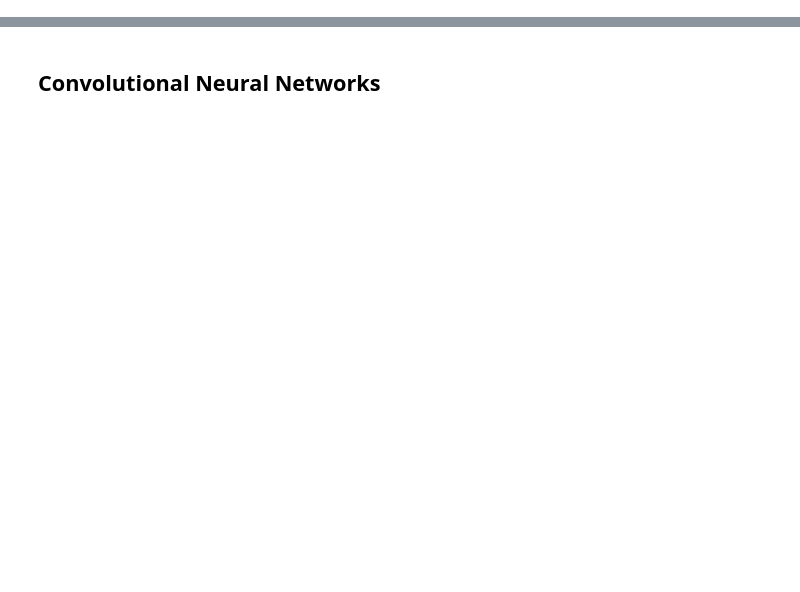
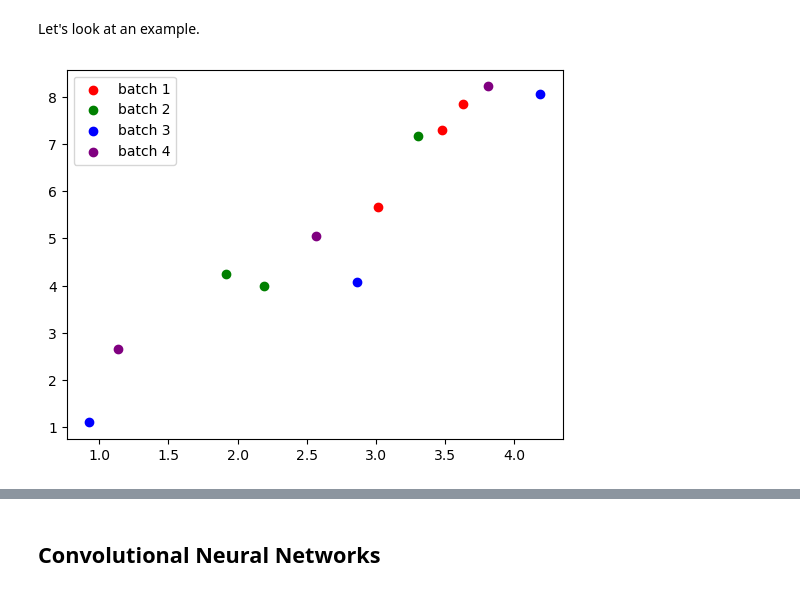
Before and after one commit to mcrovella/DS701-Tools-for-Data-Science, a Jupyter notebook: 25-NN-III-CNNs.ipynb, the cells around one changed output, grey strips where cells are left out. Drawn from its saved outputs; the diff is of its cells as text; code cells hidden in the pictures; blank space fills up the shorter version.

```diff
--- a/25-NN-III-CNNs.ipynb
+++ b/25-NN-III-CNNs.ipynb
@@ -50,0 +48,33 @@ https://pytorch.org/tutorials/beginner/blitz/cifar10_tutorial.html
+# %% [markdown]
+Let's look at an example.
+# %%
+import numpy as np
+import matplotlib.pyplot as plt
+
+# Generate 12 evenly spaced x values between 1 and 4
+x = np.linspace(1, 4, 12)
+
+# Add normally distributed noise to the x values
+x += np.random.normal(0, 1.0, 12)
+
+# Calculate the corresponding y values for the line y = 2x
+y = 2 * x
+
+# Add normally distributed noise to the y values
+y += np.random.normal(0, 1.0, 12)
+
+# Shuffle the points and split them into 3 groups of 4
+indices = np.random.permutation(12)
+colors = ['red', 'green', 'blue', 'purple']
+labels = ['batch 1', 'batch 2', 'batch 3', 'batch 4']
+
+# Plot each group of points with a different color and label
+for i in range(4):
+    plt.scatter(x[indices[i*3:(i+1)*3]], y[indices[i*3:(i+1)*3]], color=colors[i], label=labels[i])
+
+# Display the legend
+plt.legend()
+
+plt.show()
+# %% [output]
+[figure, added]
```
Also changed, not shown: parts of 105 cells of this notebook.
